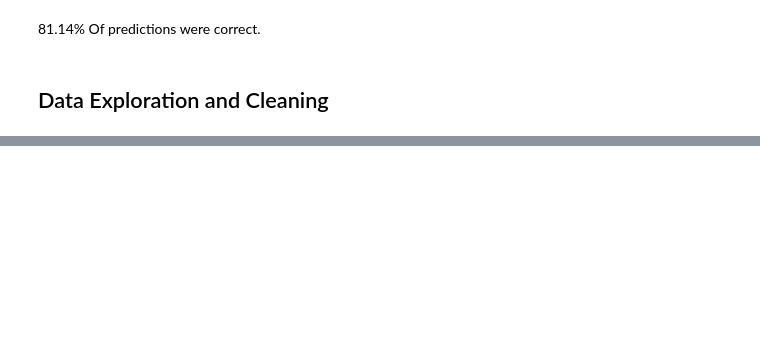
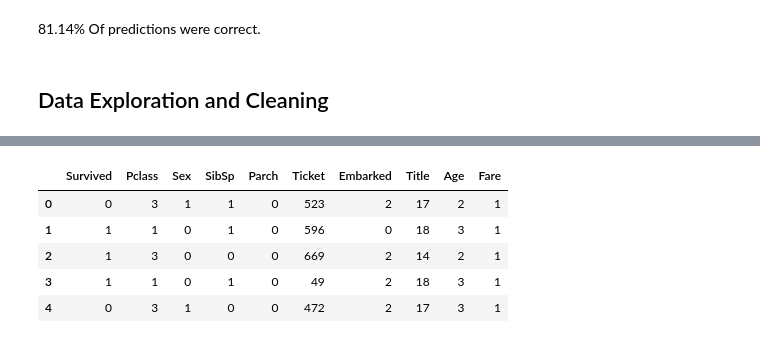
Before and after one commit to turnerneil/datascience, a Jupyter notebook: projects/kaggle/Competition_titanic_survivors/notebook.ipynb, the cells around one changed output, grey strips where cells are left out. Saved outputs shown, nothing was run; the diff lists cells and outputs as text; code cells hidden in the pictures; blank space fills up the shorter version.

```diff
--- a/projects/kaggle/Competition_titanic_survivors/notebook.ipynb
+++ b/projects/kaggle/Competition_titanic_survivors/notebook.ipynb
@@ -151,0 +232,9 @@ dtype: int64
+# %%
+df.head()
+# %% [output]
+|  | Survived | Pclass | Sex | SibSp | Parch | Ticket | Embarked | Title | Age | Fare |
+| 0 | 0 | 3 | 1 | 1 | 0 | 523 | 2 | 17 | 2 | 1 |
+| 1 | 1 | 1 | 0 | 1 | 0 | 596 | 0 | 18 | 3 | 1 |
+| 2 | 1 | 3 | 0 | 0 | 0 | 669 | 2 | 14 | 2 | 1 |
+| 3 | 1 | 1 | 0 | 1 | 0 | 49 | 2 | 18 | 3 | 1 |
+| 4 | 0 | 3 | 1 | 0 | 0 | 472 | 2 | 17 | 3 | 1 |
```
Also changed, not shown: parts of 21 cells of this notebook.
